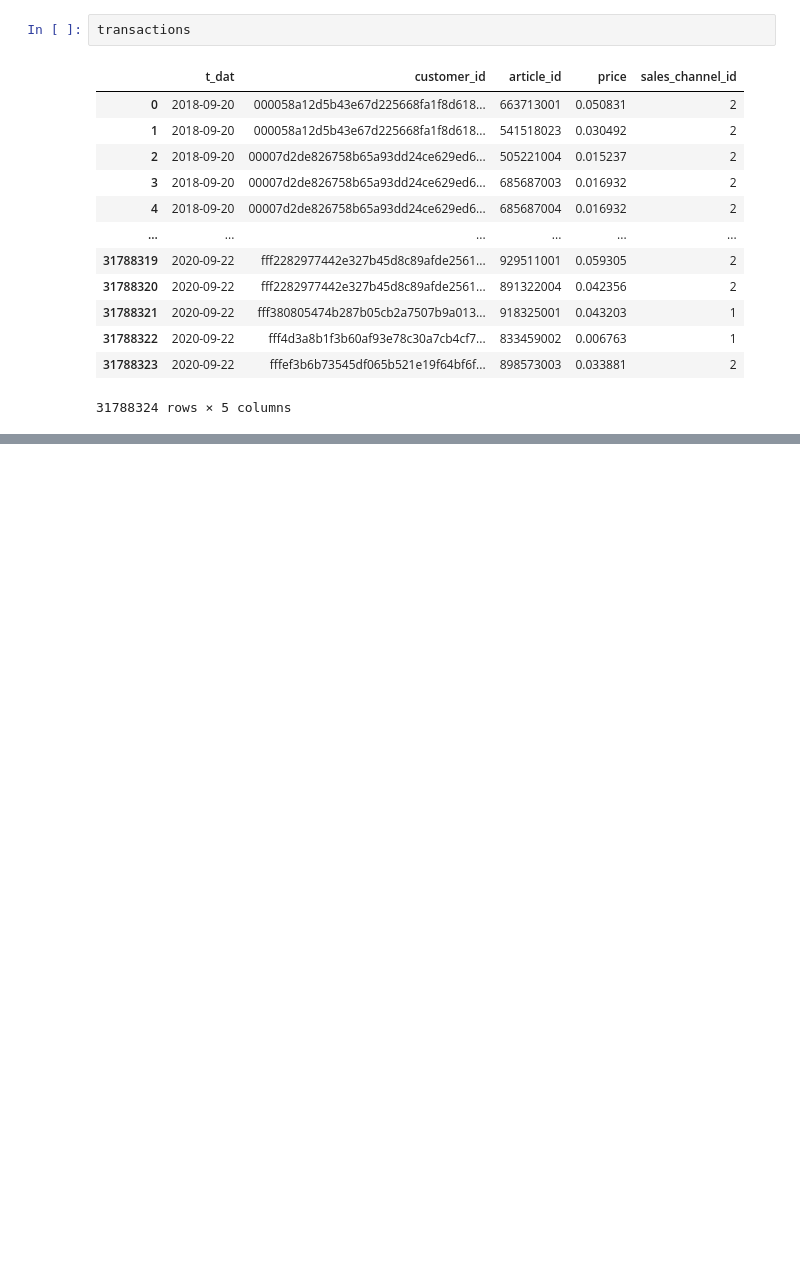
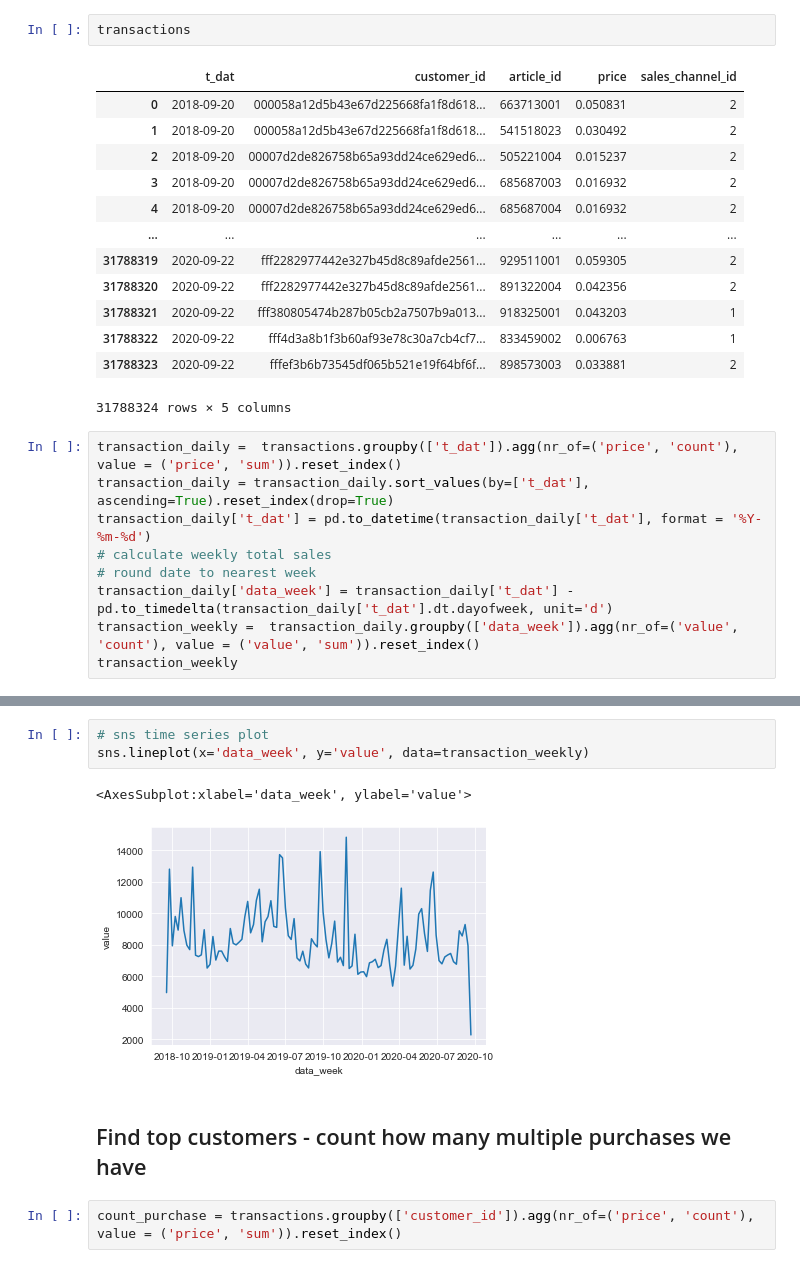
Before and after one commit to krinya/kaggle_handm, a Jupyter notebook: 01_start.ipynb, the cells around one changed output, grey strips where cells are left out. Drawn from its saved outputs; the diff is of its cells as text; blank space fills up the shorter version.

```diff
--- a/01_start.ipynb
+++ b/01_start.ipynb
@@ -106,3 +107,12 @@ transactions
 | 31788322 | 2020-09-22 | fff4d3a8b1f3b60af93e78c30a7cb4cf7... | 833459002 | 0.006763 | 1 |
 | 31788323 | 2020-09-22 | fffef3b6b73545df065b521e19f64bf6f... | 898573003 | 0.033881 | 2 |
 31788324 rows × 5 columns
+# %%
+transaction_daily =  transactions.groupby(['t_dat']).agg(nr_of=('price', 'count'), value = ('price', 'sum')).reset_index()
+transaction_daily = transaction_daily.sort_values(by=['t_dat'], ascending=True).reset_index(drop=True)
+transaction_daily['t_dat'] = pd.to_datetime(transaction_daily['t_dat'], format = '%Y-%m-%d')
+# calculate weekly total sales
+# round date to nearest week
+transaction_daily['data_week'] = transaction_daily['t_dat'] - pd.to_timedelta(transaction_daily['t_dat'].dt.dayofweek, unit='d')
+transaction_weekly =  transaction_daily.groupby(['data_week']).agg(nr_of=('value', 'count'), value = ('value', 'sum')).reset_index()
+transaction_weekly
@@ -108,0 +133,10 @@ transactions
+# %%
+# sns time series plot
+sns.lineplot(x='data_week', y='value', data=transaction_weekly)
+# %% [output]
+<AxesSubplot:xlabel='data_week', ylabel='value'>
+[figure, added]
+# %% [markdown]
+## Find top customers - count how many multiple purchases we have
+# %%
+count_purchase = transactions.groupby(['customer_id']).agg(nr_of=('price', 'count'), value = ('price', 'sum')).reset_index()
```
Also changed, not shown: parts of 5 cells of this notebook.
